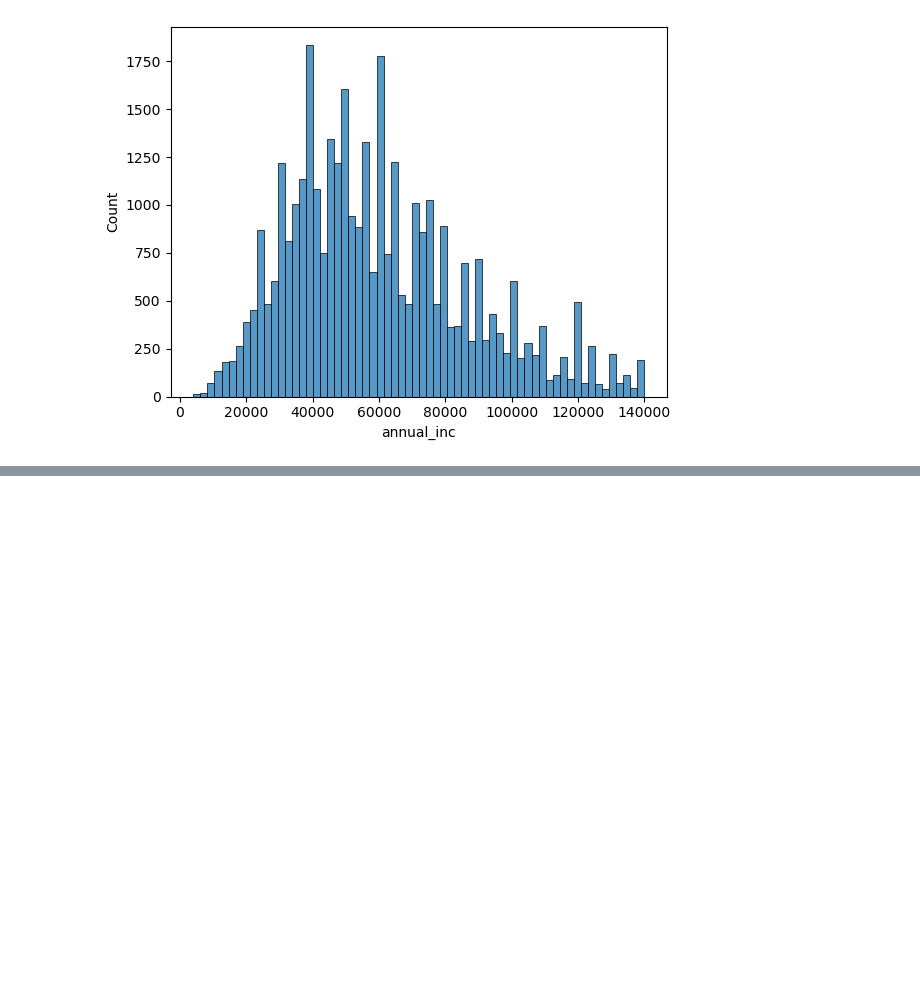
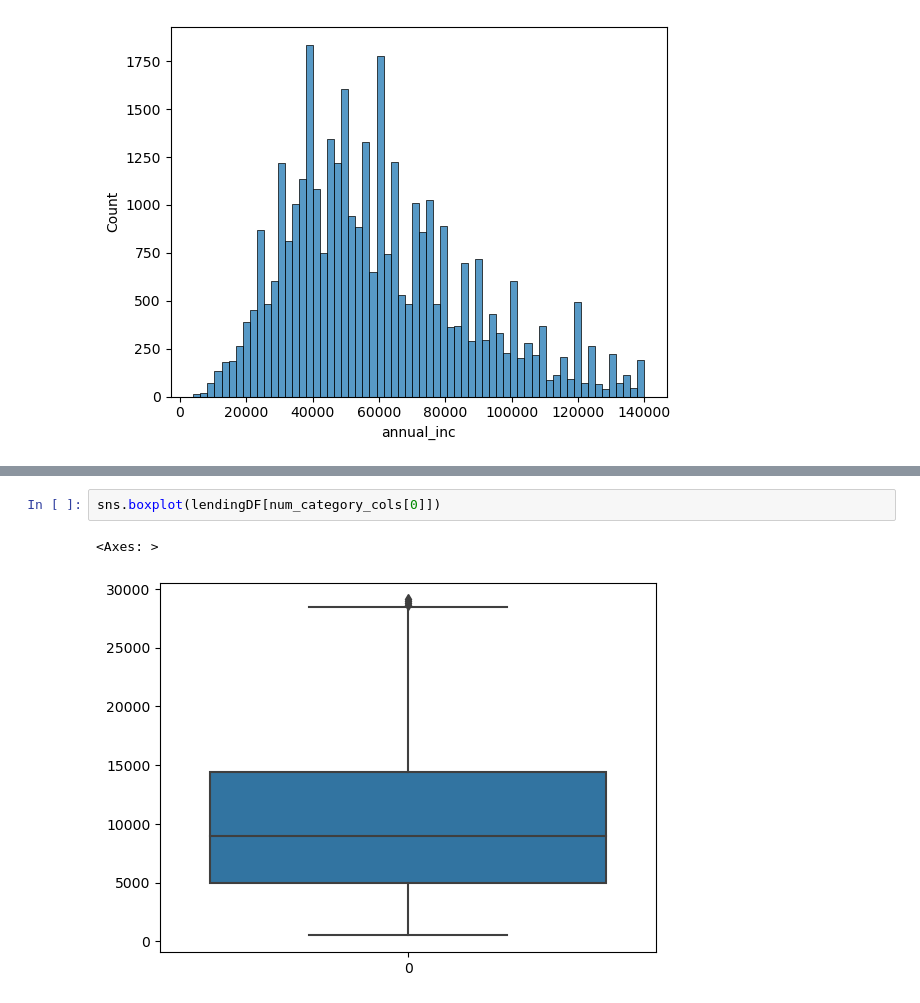
Before and after one commit to Aswani-ReddyKV/LendingClubCaseStudy, a Jupyter notebook: LendingClubCaseStudy.ipynb, the cells around one changed output, grey strips where cells are left out. Cells and saved outputs as stored; diff of their text form; blank space fills up the shorter version.

```diff
--- a/LendingClubCaseStudy.ipynb
+++ b/LendingClubCaseStudy.ipynb
@@ -279,0 +322,5 @@ Additional comments
+# %%
+sns.boxplot(lendingDF[num_category_cols[0]])
+# %% [output]
+<Axes: >
+[figure, added]
```
Also changed, not shown: parts of 53 cells of this notebook.
